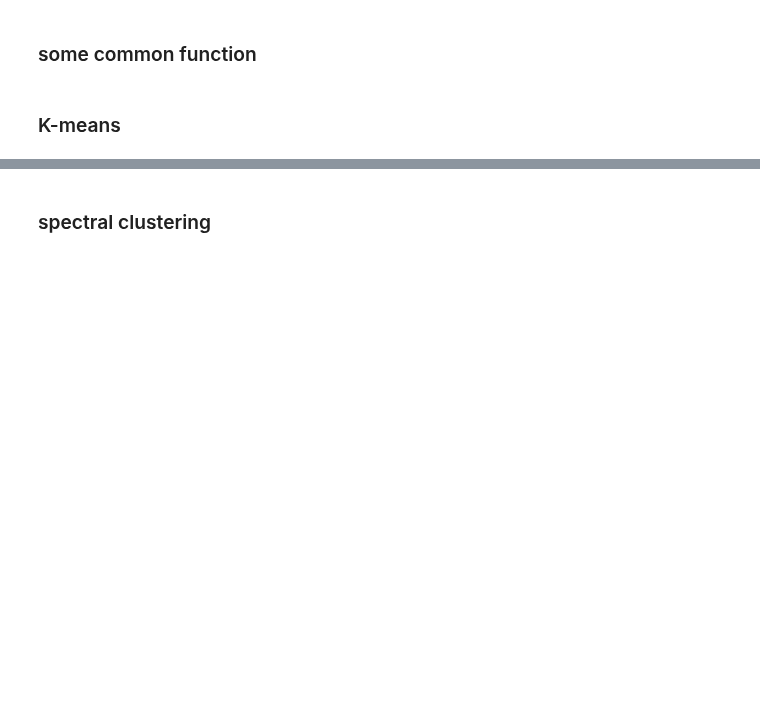
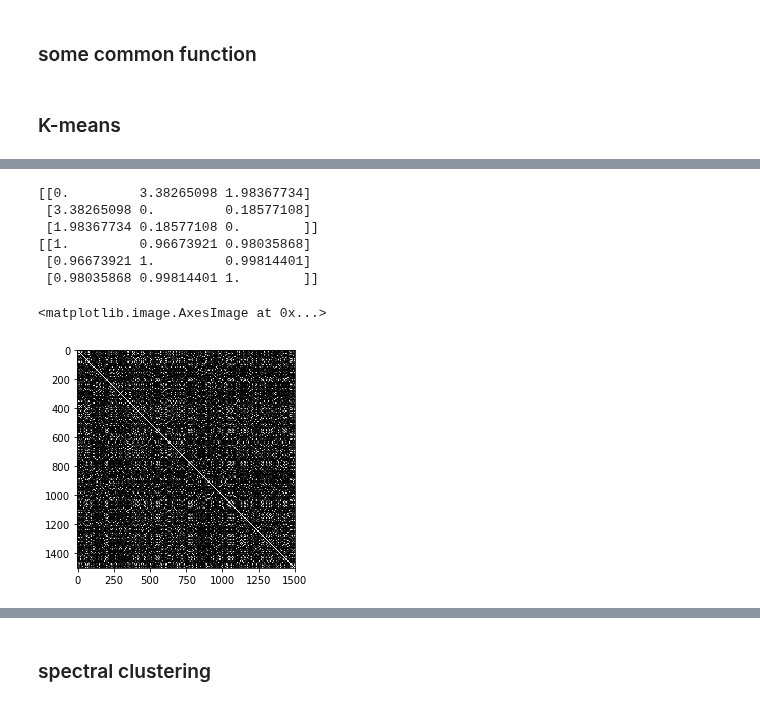
Before and after one commit to csielee/2018ML, a Jupyter notebook: HW6/HW6.ipynb, the cells around one changed output, grey strips where cells are left out. Drawn from its saved outputs; the diff is of its cells as text; code cells hidden in the pictures; blank space fills up the shorter version.

Commit message:
Finish prototype of kernel k-means

```diff
--- a/HW6/HW6.ipynb
+++ b/HW6/HW6.ipynb
@@ -58,6 +59,15 @@ def showClustering(
     plt.show()
 # %% [markdown]
 ### K-means
+# %%
+def Euclidean(x,y):
+    if len(x.shape)==1:
+        x = x[None,:]
+    if len(y.shape)==1:
+        y = y[None,:]
+    return np.matmul(x**2, np.ones((x.shape[1],y.shape[0]))) \
+    + np.matmul(np.ones((x.shape[0],x.shape[1])), (y**2).T) \
+    - 2*np.dot(x,y.T)
 # %%
 # initial setting
 k = 2
@@ -103,0 +139,28 @@ showClustering(data_source, c, u_update)
+# %%
+def RBFkernel(gamma=1):
+    return lambda u,v:np.exp(-1*gamma*Euclidean(u,v));
+# %%
+print(Euclidean(data_source,data_source)[:3,:3])
+print(np.exp(-0.01*Euclidean(data_source,data_source))[:3,:3])
+# %% [output]
+[[0.         3.38265098 1.98367734]
+ [3.38265098 0.         0.18577108]
+ [1.98367734 0.18577108 0.        ]]
+[[1.         0.96673921 0.98035868]
+ [0.96673921 1.         0.99814401]
+ [0.98035868 0.99814401 1.        ]]
+# %%
+# initial setting
+kernel = RBFkernel(5)
+data_source = np.array(circle)
+k = 2
+
+# initial parameters
+gram_matrix = kernel(data_source, data_source)
+c = np.zeros((data_source.shape[0],k))
+c[np.arange(c.shape[0]),np.random.randint(k,size=c.shape[0])] = 1
+
+plt.imshow(gram_matrix, cmap='gray')
+# %% [output]
+<matplotlib.image.AxesImage at 0x...>
+[figure, added]
```
Also changed, not shown: parts of 8 cells of this notebook.
